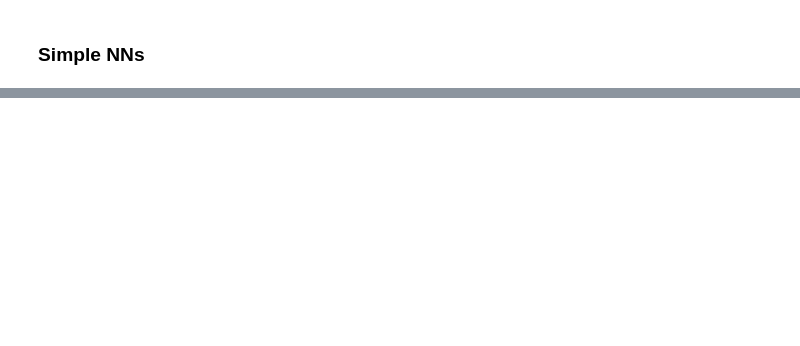
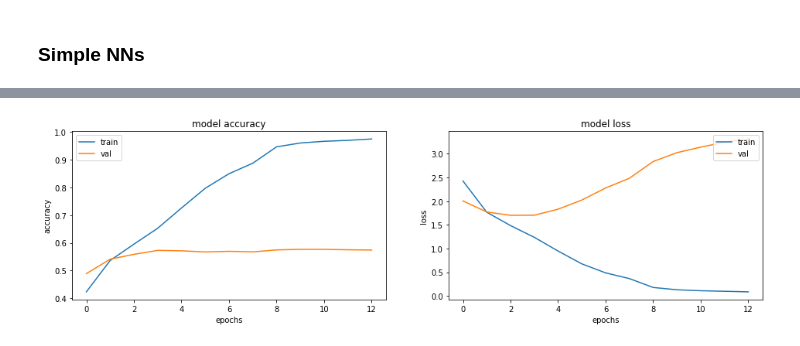
Before and after one commit to vseloved/prj-nlp-2020, a Jupyter notebook: students/DimaSakovich/10-vectors/notebook.ipynb, the cells around one changed output, grey strips where cells are left out. Saved outputs shown, nothing was run; the diff lists cells and outputs as text; code cells hidden in the pictures; blank space fills up the shorter version.

```diff
--- a/students/DimaSakovich/10-vectors/notebook.ipynb
+++ b/students/DimaSakovich/10-vectors/notebook.ipynb
@@ -628,12 +703,12 @@ def create_model(name, max_sequence_len,
 
     return model
 # %%
-model = create_model(name='cnn_model', max_sequence_len=X_train.shape[1])
+model = create_model(name='cnn_bilstm_model', max_sequence_len=X_train.shape[1])
 
 callbacks = [
-    ReduceLROnPlateau(patience=3, factor=0.2, verbose=True),
-    EarlyStopping(patience=5, verbose=True),
-    ModelCheckpoint(filepath='model_cnn.h5', save_best_only=True, verbose=True)
+    tf.keras.callbacks.ReduceLROnPlateau(patience=5, factor=0.2, verbose=True),
+    tf.keras.callbacks.EarlyStopping(patience=10, min_delta=1e-3, verbose=True),
+    tf.keras.callbacks.ModelCheckpoint(filepath='cnn_bilstm_model.h5', save_best_only=True, verbose=True)
 ]
 
 model.summary()
@@ -658,9 +733,10 @@ _________________________________________________________________
 # %%
-history = model.fit(X_train.reshape(-1, 512, 1), y_train,
+history = model.fit(X_train_reshaped, y_train_ohe,
                     class_weight='balanced',
-                    epochs=1,
-                    batch_size=16,
-#                     callbacks=callbacks,
-                    validation_split=0.1,
+                    epochs=50,
+                    batch_size=32,
+                    callbacks=callbacks,
+                    validation_data=(X_test_reshaped, y_test_ohe),
+#                     validation_split=0.1,
                     verbose=1)
 # %% [output]
@@ -671,0 +760,22 @@ print(classification_report(pred, y_test))
+# %%
+plt.figure(figsize=(16, 4))
+
+plt.subplot(1, 2, 1)
+plt.plot(history.history['categorical_accuracy'])
+plt.plot(history.history['val_categorical_accuracy'])
+plt.title('model accuracy')
+plt.ylabel('accuracy')
+plt.xlabel('epochs')
+plt.legend(['train', 'val'], loc='upper left')
+
+plt.subplot(1, 2, 2)
+plt.plot(history.history['loss'])
+plt.plot(history.history['val_loss'])
+plt.title('model loss')
+plt.ylabel('loss')
+plt.xlabel('epochs')
+plt.legend(['train', 'val'], loc='upper right')
+
+plt.show()
+# %% [output]
+[figure, added]
```
Also changed, not shown: parts of 51 cells of this notebook.
